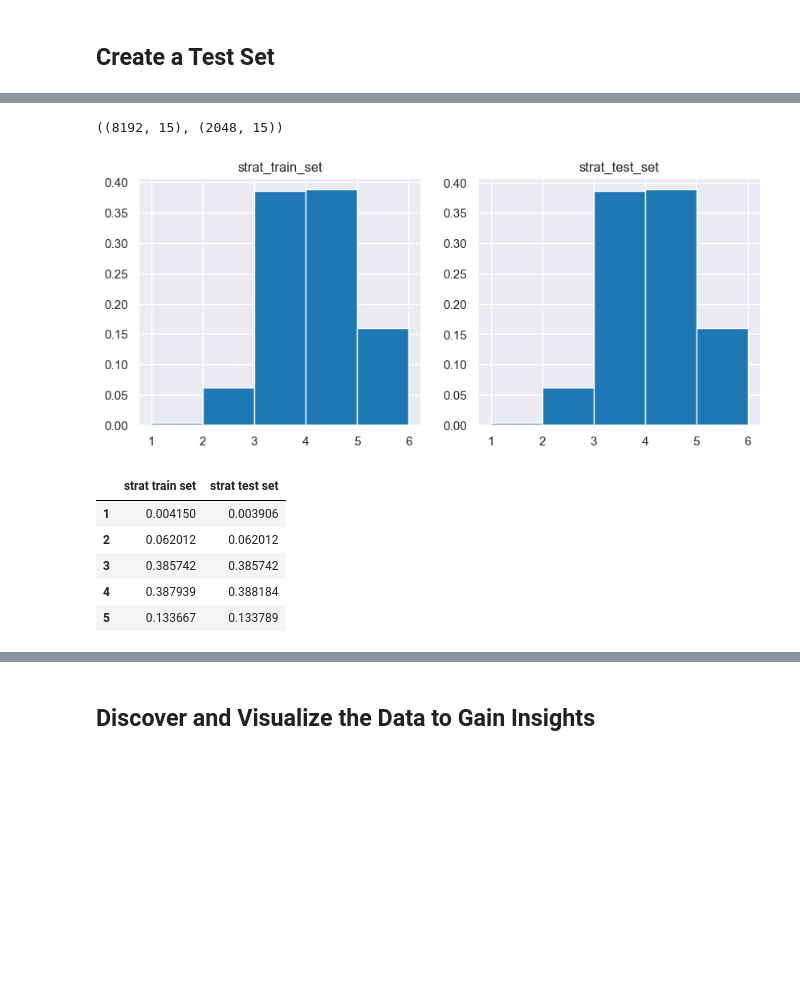
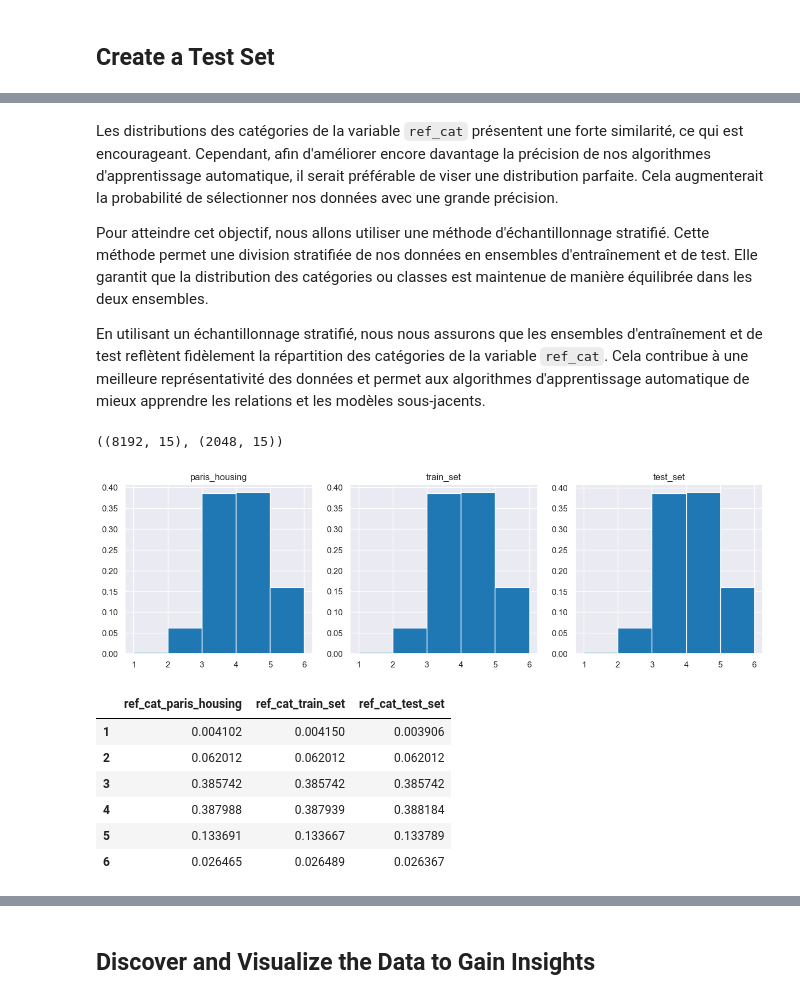
Before and after one commit to BranisGh/Data-Science-Projects, a Jupyter notebook: paris_housing.ipynb, the cells around one changed output, grey strips where cells are left out. Cells and saved outputs as stored; diff of their text form; code cells hidden in the pictures; blank space fills up the shorter version.

```diff
--- a/paris_housing.ipynb
+++ b/paris_housing.ipynb
@@ -177,4 +198,6 @@ def split_train_test(data, test_rat, by=None):
 # %%
-paris_housing['ref_cat'] = pd.cut(paris_housing['ref'],
+paris_housing_['ref_cat'] = pd.cut(paris_housing_['ref'],
                                   bins=[10., 15., 20., 25., 30., 35, 40, np.inf],
                                   labels=[1, 2, 3, 4, 5, 6, 7])
+train_set, test_set = split_train_test(data=paris_housing_, test_rat=0.2, by=None)
+train_set.shape, test_set.shape
@@ -181,3 +205,0 @@ paris_housing['ref_cat'] = pd.cut(paris_housing['ref'],
-# %%
-train_set, test_set = split_train_test(data=paris_housing, test_rat=0.2, by=None)
-train_set.shape, test_set.shape
@@ -186,7 +206,7 @@ train_set.shape, test_set.shape
 # %%
-fig, axes = plt.subplots(1, 2, figsize=(10, 4))
-sets_name = ['train_set', 'test_set']
-for ax, set, name in zip(axes.flatten(), [train_set, test_set], sets_name):
+sets_name = ['paris_housing', 'train_set', 'test_set']
+fig, axes = plt.subplots(1, len(sets_name), figsize=(15, 4))
+for ax, set, name in zip(axes.flatten(), [paris_housing_, train_set, test_set], sets_name):
     set.ref_cat.hist(bins=5, density=True, ax=ax)
     ax.set_title(name)
 # %% [output]
@@ -221,43 +228,39 @@ paris_housing.ref_cat.hist(bins=5)
+# %% [markdown]
+Les distributions des catégories de la variable `ref_cat` présentent une forte similarité, ce qui est encourageant. Cependant, afin d'améliorer encore davantage la précision de nos algorithmes d'apprentissage automatique, il serait préférable de viser une distribution parfaite. Cela augmenterait la probabilité de sélectionner nos données avec une grande précision.
+
+Pour atteindre cet objectif, nous allons utiliser une méthode d'échantillonnage stratifié. Cette méthode permet une division stratifiée de nos données en ensembles d'entraînement et de test. Elle garantit que la distribution des catégories ou classes est maintenue de manière équilibrée dans les deux ensembles.
+
+En utilisant un échantillonnage stratifié, nous nous assurons que les ensembles d'entraînement et de test reflètent fidèlement la répartition des catégories de la variable `ref_cat`. Cela contribue à une meilleure représentativité des données et permet aux algorithmes d'apprentissage automatique de mieux apprendre les relations et les modèles sous-jacents.
 # %%
 from sklearn.model_selection import StratifiedShuffleSplit
-stratified_shuffle_split = StratifiedShuffleSplit(n_splits=1, test_size=0.2, random_state=42)
 
-for train_index, test_index in stratified_shuffle_split.split(paris_housing, paris_housing['ref_cat']):
-    strat_train_set = paris_housing.loc[train_index]
-    strat_test_set = paris_housing.loc[test_index]
+split = StratifiedShuffleSplit(n_splits=1, test_size=0.2, random_state=42)
+for train_index, test_index in split.split(paris_housing_, paris_housing_["ref_cat"]):
+    strat_train_set = paris_housing_.loc[train_index]
+    strat_test_set = paris_housing_.loc[test_index]
+
+strat_train_set.shape, strat_test_set.shape
+# %% [output]
+((8192, 15), (2048, 15))
-# %%
-strat_train_set.shape, strat_test_set.shape
-# %% [output]
-((8192, 15), (2048, 15))
 # %%
-# fig, axes = plt.subplots(1, 2, figsize=(10, 4))
-# titels = ['ref_cat for strat train set',
-#           'ref_cat for strat test set']
-# for titel, ax, set_ in zip(titels, axes.flatten(), [strat_train_set, strat_test_set]):
-#     set.hist()
-#     ax.hist(set_['ref_cat'])
-#     ax.set_title(titel)
-
-fig, axes = plt.subplots(1, 2, figsize=(10, 4))
-sets_name = ['strat_train_set', 'strat_test_set']
-for ax, set, name in zip(axes.flatten(), [strat_train_set, strat_test_set], sets_name):
+sets_name = ['paris_housing', 'train_set', 'test_set']
+fig, axes = plt.subplots(1, len(sets_name), figsize=(15, 4))
+for ax, set, name in zip(axes.flatten(), [paris_housing_, strat_train_set, strat_test_set], sets_name):
     set.ref_cat.hist(bins=5, density=True, ax=ax)
     ax.set_title(name)
 # %% [output]
-[figure, old version]
+[figure, new version]
 # %%
-compare_props = pd.DataFrame({
-    "strat train set": strat_train_set.ref_cat.value_counts() / len(strat_train_set),
-    "strat test set": strat_test_set.ref_cat.value_counts() / len(strat_test_set),
-    },
-    index=strat_test_set.ref_cat.unique().sort_values()
-    ).sort_index()
-
-compare_props.head(5)
+data = {'ref_cat_paris_housing': paris_housing_.ref_cat.value_counts() / len(paris_housing_),
+        'ref_cat_train_set': strat_train_set.ref_cat.value_counts() / len(strat_train_set),
+        'ref_cat_test_set': strat_test_set.ref_cat.value_counts() / len(strat_test_set)}
+df_ = pd.DataFrame(data=data, index=strat_test_set.ref_cat.unique().sort_values()).sort_index()
+df_
 # %% [output]
-|  | strat train set | strat test set |
-| 1 | 0.004150 | 0.003906 |
-| 2 | 0.062012 | 0.062012 |
-| 3 | 0.385742 | 0.385742 |
-| 4 | 0.387939 | 0.388184 |
-| 5 | 0.133667 | 0.133789 |
+|  | ref_cat_paris_housing | ref_cat_train_set | ref_cat_test_set |
+| 1 | 0.004102 | 0.004150 | 0.003906 |
+| 2 | 0.062012 | 0.062012 | 0.062012 |
+| 3 | 0.385742 | 0.385742 | 0.385742 |
+| 4 | 0.387988 | 0.387939 | 0.388184 |
+| 5 | 0.133691 | 0.133667 | 0.133789 |
+| 6 | 0.026465 | 0.026489 | 0.026367 |
```
Also changed, not shown: parts of 41 cells of this notebook, 1 other file.
